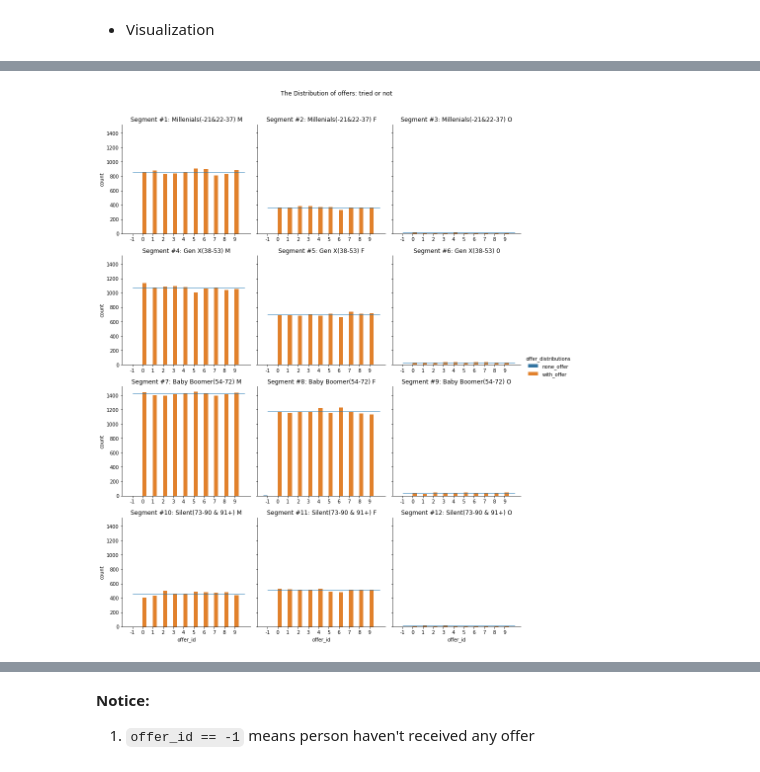
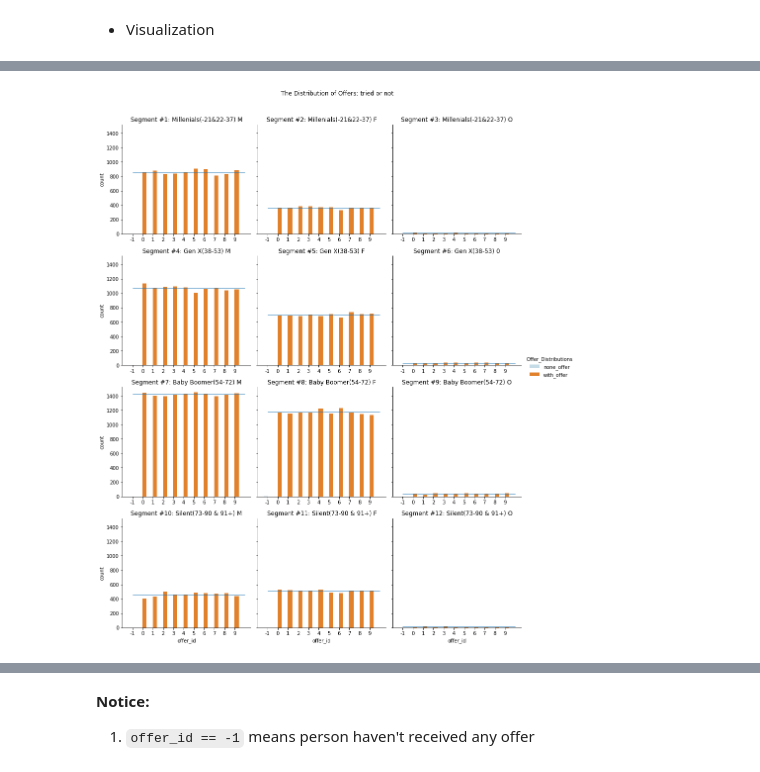
Before and after one commit to DaiDuncan/Udacity_DSND_proj4_StarbucksPromotion, a Jupyter notebook: 2_heuristic_exploration.ipynb, the cells around one changed output, grey strips where cells are left out. Cells and saved outputs as stored; diff of their text form; code cells hidden in the pictures.

Commit message:
Visualization: Add two horizontal lines and Adjust colors

```diff
--- a/2_heuristic_exploration.ipynb
+++ b/2_heuristic_exploration.ipynb
@@ -485,7 +485,7 @@ def recons_target_group(group_one_lst, group_two_lst, label_col, name_group_one=
 # %%
 group_one_lst = [none_offer_segments]
 group_two_lst = [no_care_segments, tried_segments, effctive_offer_segments]
-label_col = 'offer_distributions'
+label_col = 'Offer_Distributions'
 name_group_one='none_offer'
 name_group_two='with_offer'
 
@@ -565,40 +545,44 @@ mean_values
 # %%
-g = sb.catplot(x="offer_id", hue="offer_distributions",  col="label_seg", col_wrap=3, hue_order=[name_group_one, name_group_two],
-               data=summary_dataset, kind="count",height=4, aspect=1, legend=True);
+color_cold = sb.color_palette("RdBu", n_colors=7)[4]
+color_warm = sb.color_palette()[1]
+color_hline = sb.color_palette()[0]
+
+
+g = sb.catplot(x="offer_id", hue="Offer_Distributions",  col="label_seg", col_wrap=3,
+               hue_order=[name_group_one, name_group_two],
+               data=summary_dataset, kind="count",height=4, aspect=1,
+               palette=[color_cold, color_warm], legend=True);
 
 #g.add_legend(legend_data= {'none offer': g._legend_data['group one'], 'with offer': g._legend_data['group two']})  #delete original dict values
 # handles = g._legend_data.values()
 # plt.legend(handles, labels=[name_group_one, name_group_two], loc=2)  #指针对最后一个图
 #g.set_titles("Segment #{col_name}")  #{col_var} is label_seg
 
 # set a title
 plt.subplots_adjust(top=0.92, hspace=0.2);
-g.fig.suptitle('The Distribution of offers: tried or not')
+g.fig.suptitle('The Distribution of Offers: tried or not')
 
 # a horizontal line for mean values just for the group two: "with offer"
 # group "with offer"
-is_with_offer = (summary_dataset.label_effective_offer != -2)
+is_with_offer = (summary_dataset.Offer_Distributions == 'with_offer')
 dataset_with_offer = summary_dataset[is_with_offer]
-
+# calculate mean values
 mean_values = [None]*12
 for i in range(0,12):
     is_segment = (dataset_with_offer.label_seg == i+1)
     dataset_with_offer_seg = dataset_with_offer[is_segment]
     # 10 offers
     mean_value = dataset_with_offer_seg.offer_id.count() / 10
     mean_values[i] = mean_value
 
-color_cold = sb.color_palette("ch:2.5,-.2,dark=.3")[0]
-color_warm = sb.color_palette()[1]
-color_hline = sb.color_palette()[0]
 
 for idx, ax in enumerate(g.axes.flatten()):
     ax.tick_params(labelbottom=True)
     ax.set_title('Segment #{}: {}' .format(idx+1, seg_encode[idx+1]))
     ax.hlines(mean_values[idx], 0, 11, color=color_hline, linewidth=1)
     #ax.legend()
 # %% [output]
-[figure, old version]
+[figure, new version]
 # %%
 # the whole group of offer not received
 is_none_offer = (summary_dataset.offer_id == '-1')
```
Also changed, not shown: parts of 4 cells of this notebook.
